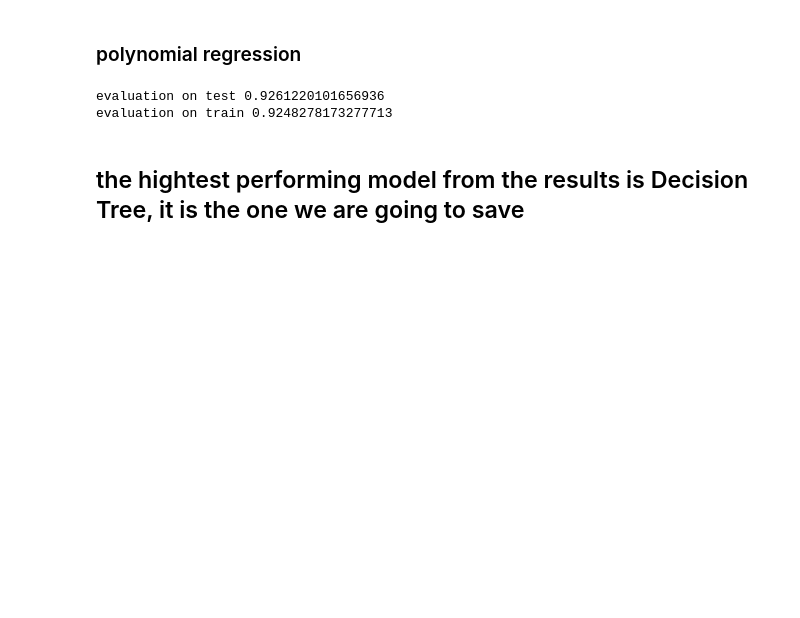
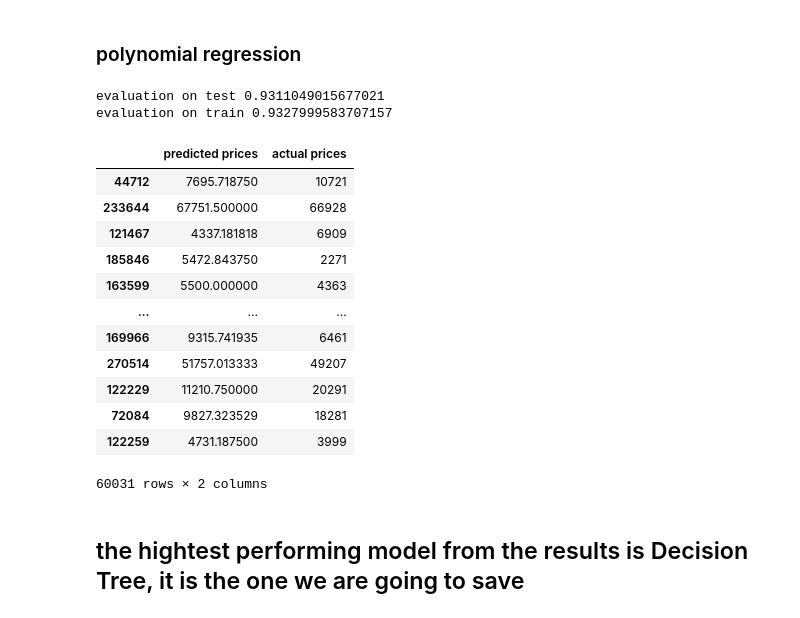
Before and after one commit to Kira-Floris/flight-ticket-prediction-, a Jupyter notebook: flight prediction dataset.ipynb, the cells around one changed output. Cells and saved outputs as stored; diff of their text form; code cells hidden in the pictures; blank space fills up the shorter version.

```diff
--- a/flight prediction dataset.ipynb
+++ b/flight prediction dataset.ipynb
@@ -181,7 +181,7 @@ evaluation on train 0.9785270668450166
 # %%
 from sklearn.preprocessing import PolynomialFeatures
 
-poly = PolynomialFeatures(degree=2)
+poly = PolynomialFeatures(degree=5)
 xtrainpoly = poly.fit_transform(xtrain)
 xtestpoly = poly.fit_transform(xtest)
 
@@ -196,8 +196,25 @@ ypredtrain4 = model4.predict(xtrainpoly)
 print("evaluation on test",r2_score(ytest, ypred4))
 print("evaluation on train",r2_score(ytrain, ypredtrain4))
 # %% [output]
-evaluation on test 0.9261220101656936
-evaluation on train 0.9248278173277713
+evaluation on test 0.9311049015677021
+evaluation on train 0.9327999583707157
+# %%
+results = pd.DataFrame({'predicted prices':ypred3,'actual prices':ytest})
+results
+# %% [output]
+|  | predicted prices | actual prices |
+| 44712 | 7695.718750 | 10721 |
+| 233644 | 67751.500000 | 66928 |
+| 121467 | 4337.181818 | 6909 |
+| 185846 | 5472.843750 | 2271 |
+| 163599 | 5500.000000 | 4363 |
+| ... | ... | ... |
+| 169966 | 9315.741935 | 6461 |
+| 270514 | 51757.013333 | 49207 |
+| 122229 | 11210.750000 | 20291 |
+| 72084 | 9827.323529 | 18281 |
+| 122259 | 4731.187500 | 3999 |
+60031 rows × 2 columns
 # %% [markdown]
 ## the hightest performing model from the results is Decision Tree, it is the one we are going to save
 # %% [markdown]
```
Also changed, not shown: parts of 3 cells of this notebook, 3 other files.
